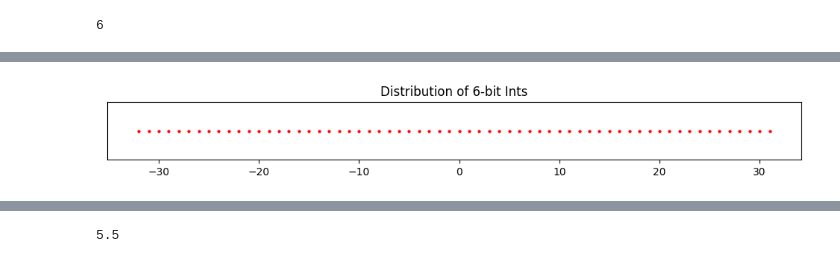
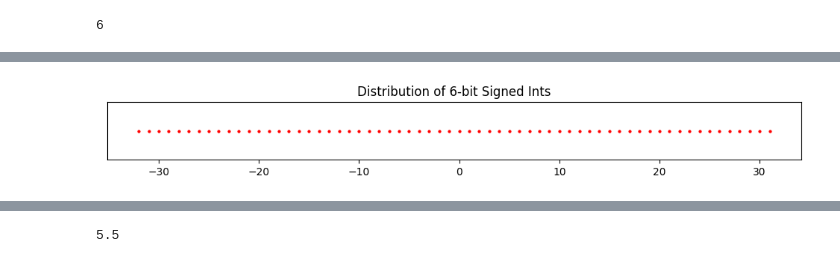
Before and after one commit to rkingery/ml-book, a Jupyter notebook: notebooks/numerical-computing.ipynb, the cells around one changed output, grey strips where cells are left out. Drawn from its saved outputs; the diff is of its cells as text; code cells hidden in the pictures.

```diff
--- a/notebooks/numerical-computing.ipynb
+++ b/notebooks/numerical-computing.ipynb
@@ -116,5 +153,6 @@ To plot these ints I'm going to use the helper function `plot_number_dist`. When
 # %%
-six_bit_ints = range(-2**5, 2**5)
-plot_number_dist(six_bit_ints, title='Distribution of 6-bit Ints')
+n = 6
+six_bit_ints = range(-2**(n-1), 2**(n-1))
+plot_number_dist(six_bit_ints, title=f'Distribution of {n}-bit Signed Ints')
 # %% [output]
-[figure, old version]
+[figure, new version]
```
Also changed, not shown: parts of 112 cells of this notebook, 1 other file.
